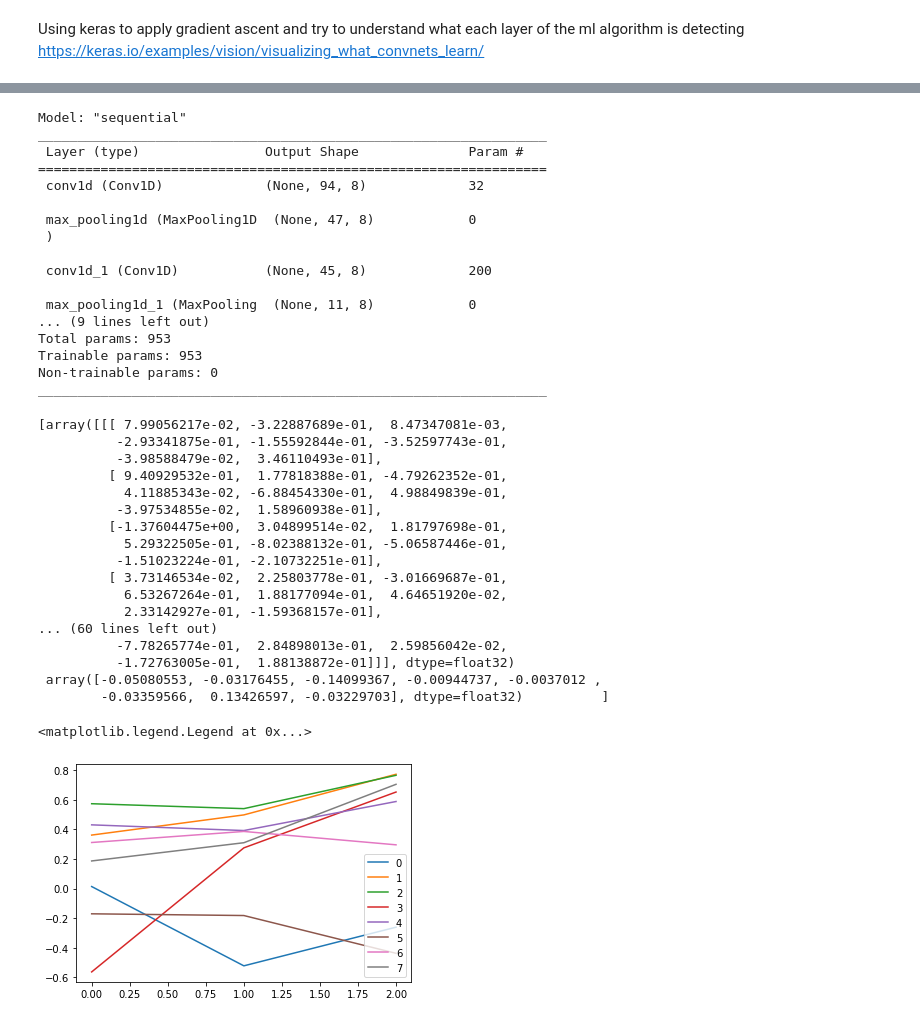
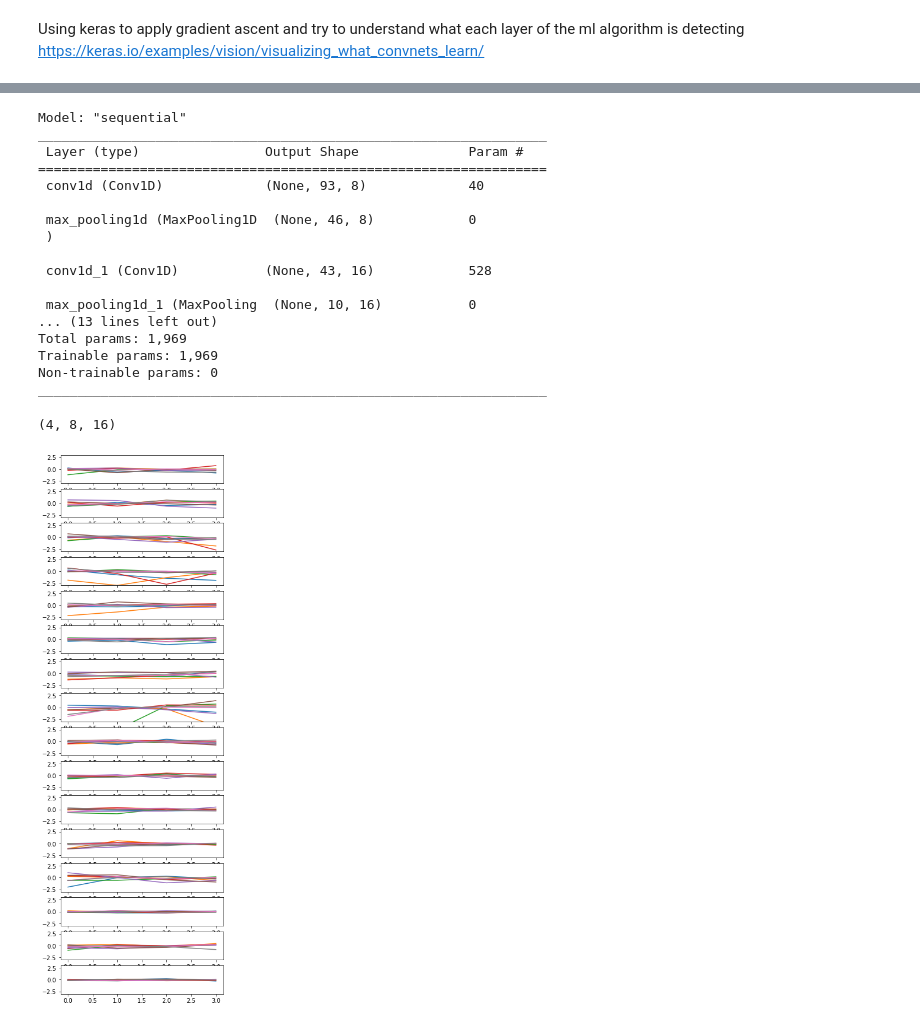
Before and after one commit to AyushmaanAggarwal/qtn-proj-ayu, a Jupyter notebook: understanding_cnn.ipynb, the cells around one changed output, grey strips where cells are left out. Saved outputs shown, nothing was run; the diff lists cells and outputs as text; code cells hidden in the pictures.

Commit message:
Cleaned up code and streamlined testing different plasma parameters

```diff
--- a/understanding_cnn.ipynb
+++ b/understanding_cnn.ipynb
@@ -24,4 +24,4 @@ from keras.layers import Dense, Conv1D, MaxPool1D, Dropout, Flatten
 # %%
-model = load_model("ml_models/cnn_20220627.h5")
+model = load_model("ml_models/cnn_2022_7_20_fpe.h5")
 fbins = np.array([4000*1.0445**i for i in range(96)])
 # %% [output]
@@ -37,47 +37,32 @@ Model: "sequential"
 _________________________________________________________________
  Layer (type)                Output Shape              Param #
 =================================================================
- conv1d (Conv1D)             (None, 94, 8)             32
+ conv1d (Conv1D)             (None, 93, 8)             40
 
- max_pooling1d (MaxPooling1D  (None, 47, 8)            0
+ max_pooling1d (MaxPooling1D  (None, 46, 8)            0
  )
 
- conv1d_1 (Conv1D)           (None, 45, 8)             200
+ conv1d_1 (Conv1D)           (None, 43, 16)            528
 
- max_pooling1d_1 (MaxPooling  (None, 11, 8)            0
-... (9 lines left out)
-Total params: 953
-Trainable params: 953
+ max_pooling1d_1 (MaxPooling  (None, 10, 16)           0
+... (13 lines left out)
+Total params: 1,969
+Trainable params: 1,969
 Non-trainable params: 0
 _________________________________________________________________
 # %%
 layer = model.get_layer(name="conv1d_1")
 feature_extractor = keras.Model(inputs=model.inputs, outputs=layer.output)
 # %%
-weights = np.array(layer.get_weights())
-print(weights)
+weights = np.array(layer.get_weights())[0]
+print(np.shape(weights))
 # %% [output]
-[array([[[ 7.99056217e-02, -3.22887689e-01,  8.47347081e-03,
-          -2.93341875e-01, -1.55592844e-01, -3.52597743e-01,
-          -3.98588479e-02,  3.46110493e-01],
-         [ 9.40929532e-01,  1.77818388e-01, -4.79262352e-01,
-           4.11885343e-02, -6.88454330e-01,  4.98849839e-01,
-          -3.97534855e-02,  1.58960938e-01],
-         [-1.37604475e+00,  3.04899514e-02,  1.81797698e-01,
-           5.29322505e-01, -8.02388132e-01, -5.06587446e-01,
-          -1.51023224e-01, -2.10732251e-01],
-         [ 3.73146534e-02,  2.25803778e-01, -3.01669687e-01,
-           6.53267264e-01,  1.88177094e-01,  4.64651920e-02,
-           2.33142927e-01, -1.59368157e-01],
-... (60 lines left out)
-          -7.78265774e-01,  2.84898013e-01,  2.59856042e-02,
-          -1.72763005e-01,  1.88138872e-01]]], dtype=float32)
- array([-0.05080553, -0.03176455, -0.14099367, -0.00944737, -0.0037012 ,
-        -0.03359566,  0.13426597, -0.03229703], dtype=float32)          ]
+(4, 8, 16)
 # %%
-for i in range(8):
-    plt.plot(weights[:,:,i], label=i)
-plt.legend()
+plots = 16
+fig, ax = plt.subplots(plots, figsize=(5, plots+1))
+for i in range(plots):
+    ax[i].plot(weights[:,:,i], label=i)
+    ax[i].set_ylim(-3,3)
 # %% [output]
-<matplotlib.legend.Legend at 0x...>
-[figure, old version]
+[figure, new version]
```
Also changed, not shown: parts of 5 cells of this notebook, 37 other files.
